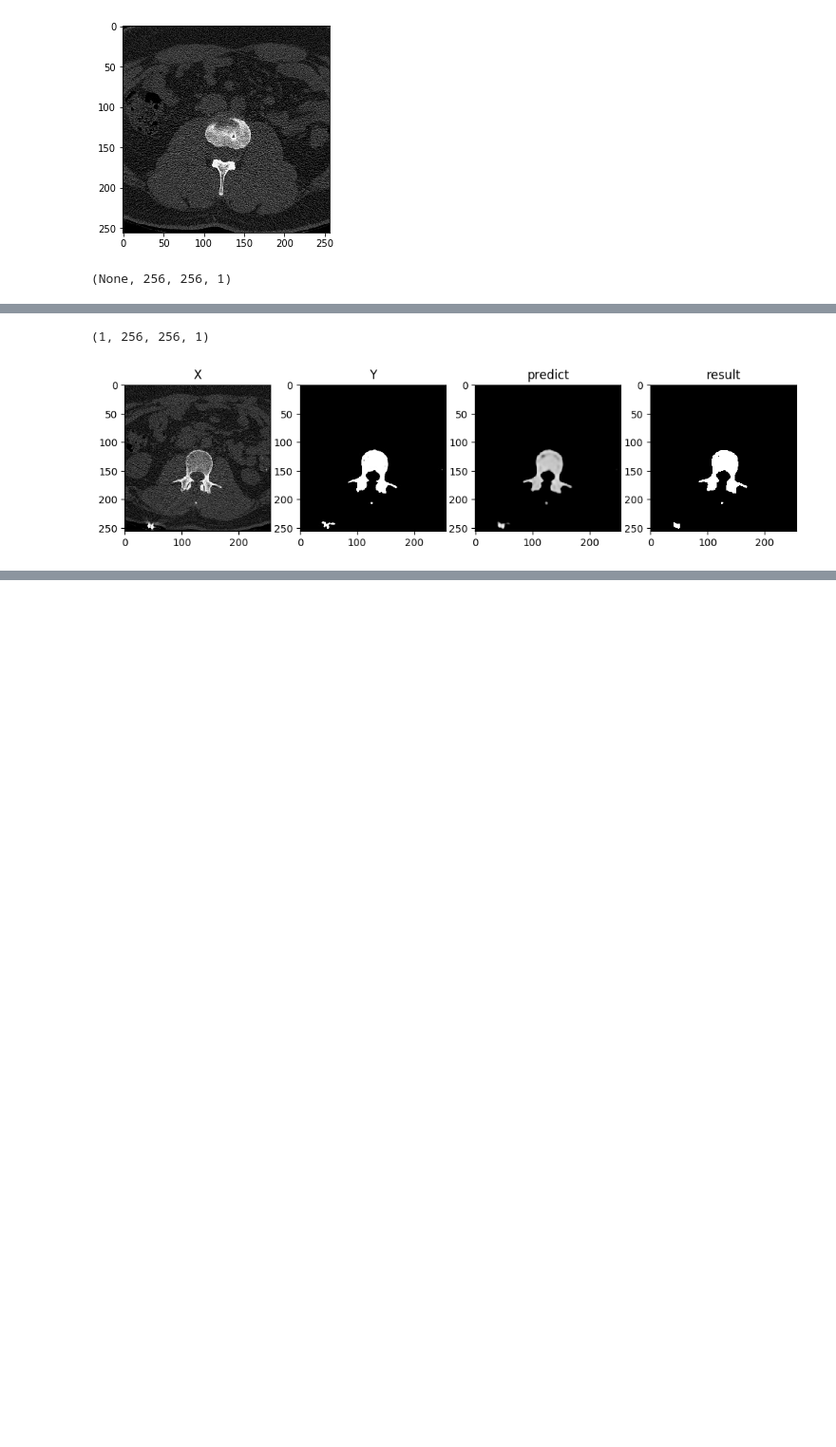
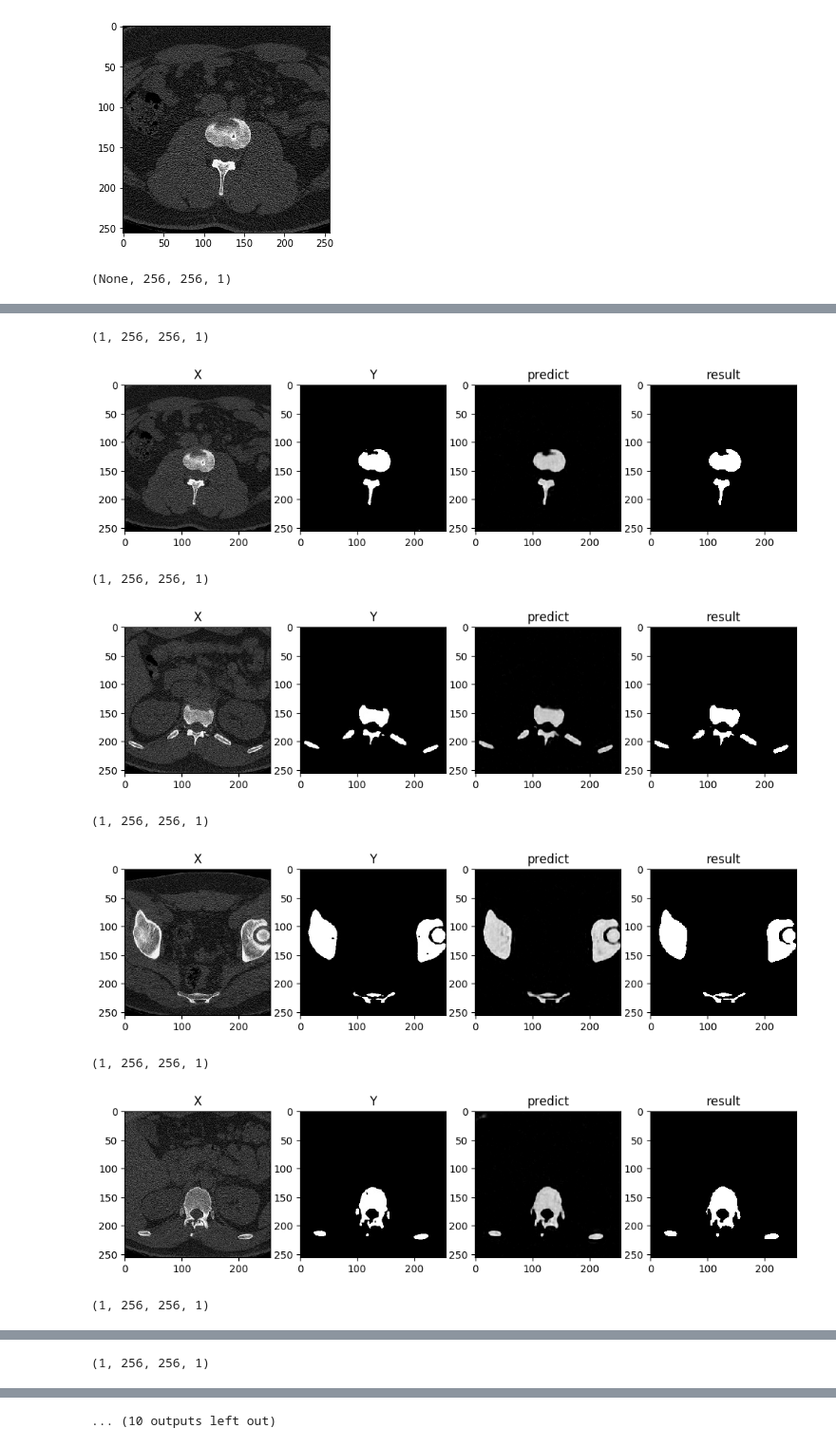
Before and after one commit to ianchen1015/segmentation, a Jupyter notebook: k/model.ipynb, the cells around one changed output, grey strips where cells are left out. Shown at 95% size. Saved outputs shown, nothing was run; the diff lists cells and outputs as text; code cells hidden in the pictures; blank space fills up the shorter version.

```diff
--- a/k/model.ipynb
+++ b/k/model.ipynb
@@ -124,9 +149,9 @@ tensorboard = TensorBoard(log_dir='./logs', histogram_freq=0, write_graph=True,
 # %%
 # training
 model.fit(X_train, Y_train,
-                validation_split=0.2,
-                epochs=20,
-                batch_size=20,
+                validation_split=0.3,
+                epochs=60,
+                batch_size=10,
                 shuffle=True,
                 callbacks=[tensorboard])
 
@@ -161,26 +186,35 @@ del model  # deletes the existing model
 # load
 model = load_model('./save/model.h5')
 # %%
-num = 10
-X = X_train[num:num+1]
-Y = Y_train[num:num+1]
+#num = 3
+for num in range(0, 11):
 
-img = model.predict(X)
-img2 = img > 0.5
-print(img.shape)
+    X = X_train[num:num+1]
+    Y = Y_train[num:num+1]
+
+    img = model.predict(X)
+    img2 = img > 0.5
+    print(img.shape)
 
 
-plt.figure(num=None, figsize=(12, 15), dpi=100, facecolor='w', edgecolor='k')
+    plt.figure(num=None, figsize=(12, 15), dpi=100, facecolor='w', edgecolor='k')
 
-plt.subplot(141), plt.title('X'), plt.imshow(X.reshape(size,size), cmap='gray')
+    plt.subplot(141), plt.title('X'), plt.imshow(X.reshape(size,size), cmap='gray')
 
-plt.subplot(142), plt.title('Y'), plt.imshow(Y.reshape(size,size), cmap='gray')
+    plt.subplot(142), plt.title('Y'), plt.imshow(Y.reshape(size,size), cmap='gray')
 
-plt.subplot(143), plt.title('predict'), plt.imshow(img.reshape(size,size), cmap='gray')
+    plt.subplot(143), plt.title('predict'), plt.imshow(img.reshape(size,size), cmap='gray')
 
-plt.subplot(144), plt.title('result'), plt.imshow(img2.reshape(size,size), cmap='gray')
+    plt.subplot(144), plt.title('result'), plt.imshow(img2.reshape(size,size), cmap='gray')
 
-plt.show()
+    plt.show()
 # %% [output]
 (1, 256, 256, 1)
-[figure, old version]
+[figure, new version]
+(1, 256, 256, 1)
+[figure, added]
+(1, 256, 256, 1)
+[figure, added]
+(1, 256, 256, 1)
+[figure, added]
+(1, 256, 256, 1)
@@ -186,0 +222 @@ plt.show()
+(1, 256, 256, 1)
@@ -186,0 +224 @@ plt.show()
+... (10 outputs left out)
```
Also changed, not shown: parts of 4 cells of this notebook.
